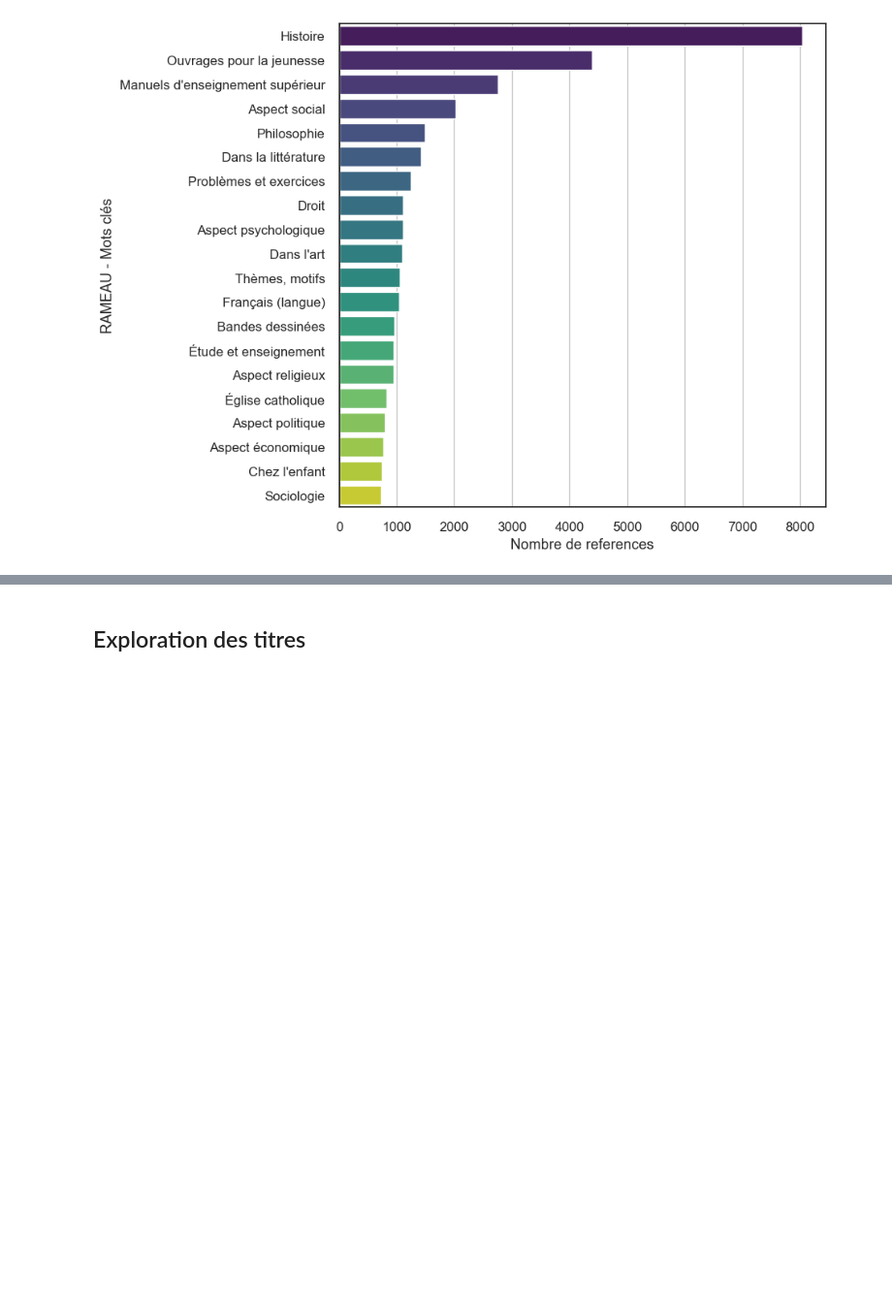
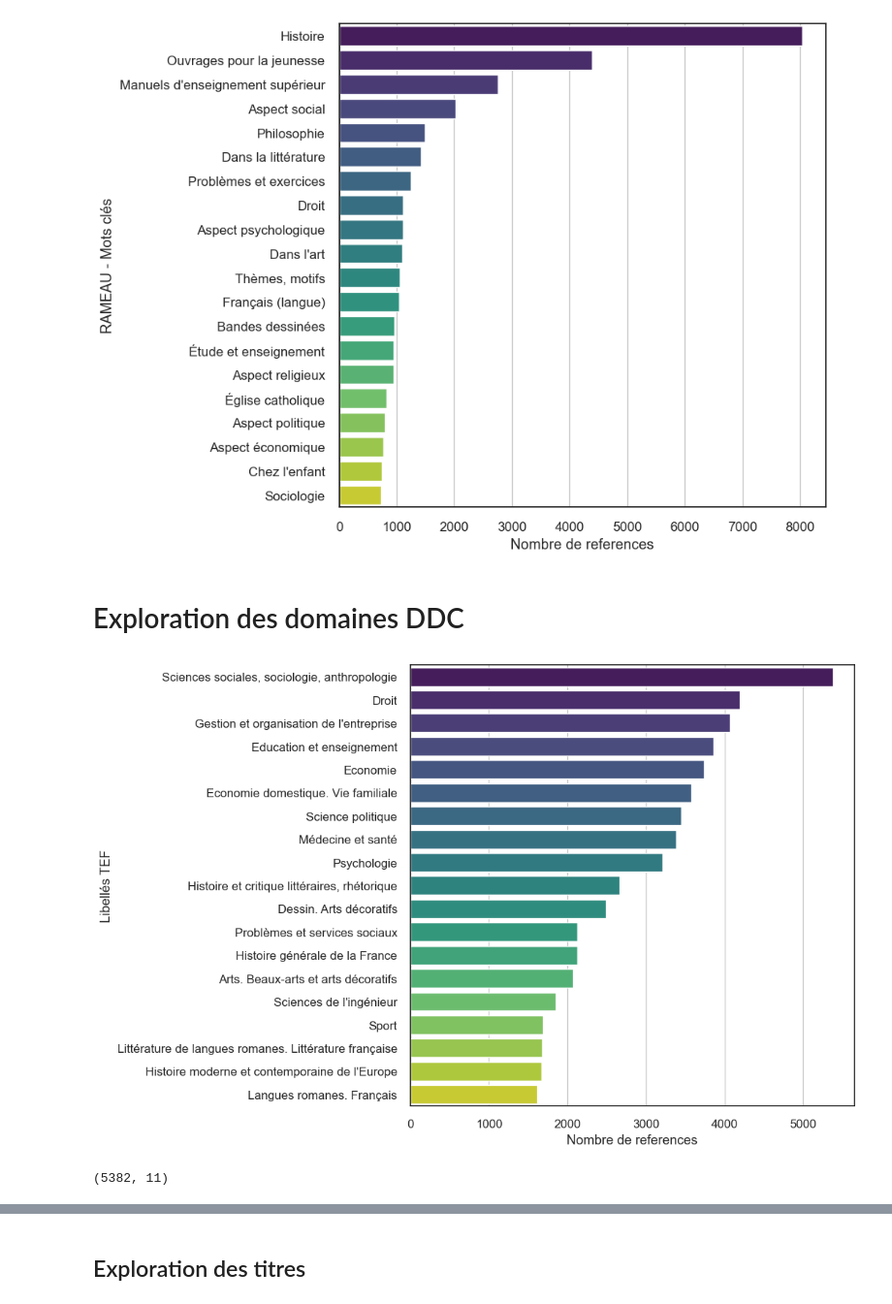
Before and after one commit to abes-esr/labo-indexationauto, a Jupyter notebook: preprocessing.ipynb, the cells around one changed output, grey strips where cells are left out. Shown at 97% size. Cells and saved outputs as stored; diff of their text form; code cells hidden in the pictures; blank space fills up the shorter version.

```diff
--- a/preprocessing.ipynb
+++ b/preprocessing.ipynb
@@ -326,3 +228,19 @@ plot_barplot_of_tags(
     figsize=(8, 8))
 # %% [output]
 [figure]
+# %% [markdown]
+# Exploration des domaines DDC
+# %%
+plot_barplot_of_tags(
+    tags_list=df["TEF_LABEL"],
+    nb_of_tags=20,
+    xlabel="Nombre de references",
+    ylabel="Libellés TEF",
+    figsave='figures/barplot_libelles_TEF.png',
+    figsize=(8, 8))
+# %% [output]
+[figure, added]
+# %%
+df[df["TEF_LABEL"] == "Sciences sociales, sociologie, anthropologie"].shape
+# %% [output]
+(5382, 11)
```
Also changed, not shown: parts of 44 cells of this notebook, 3 other files.
